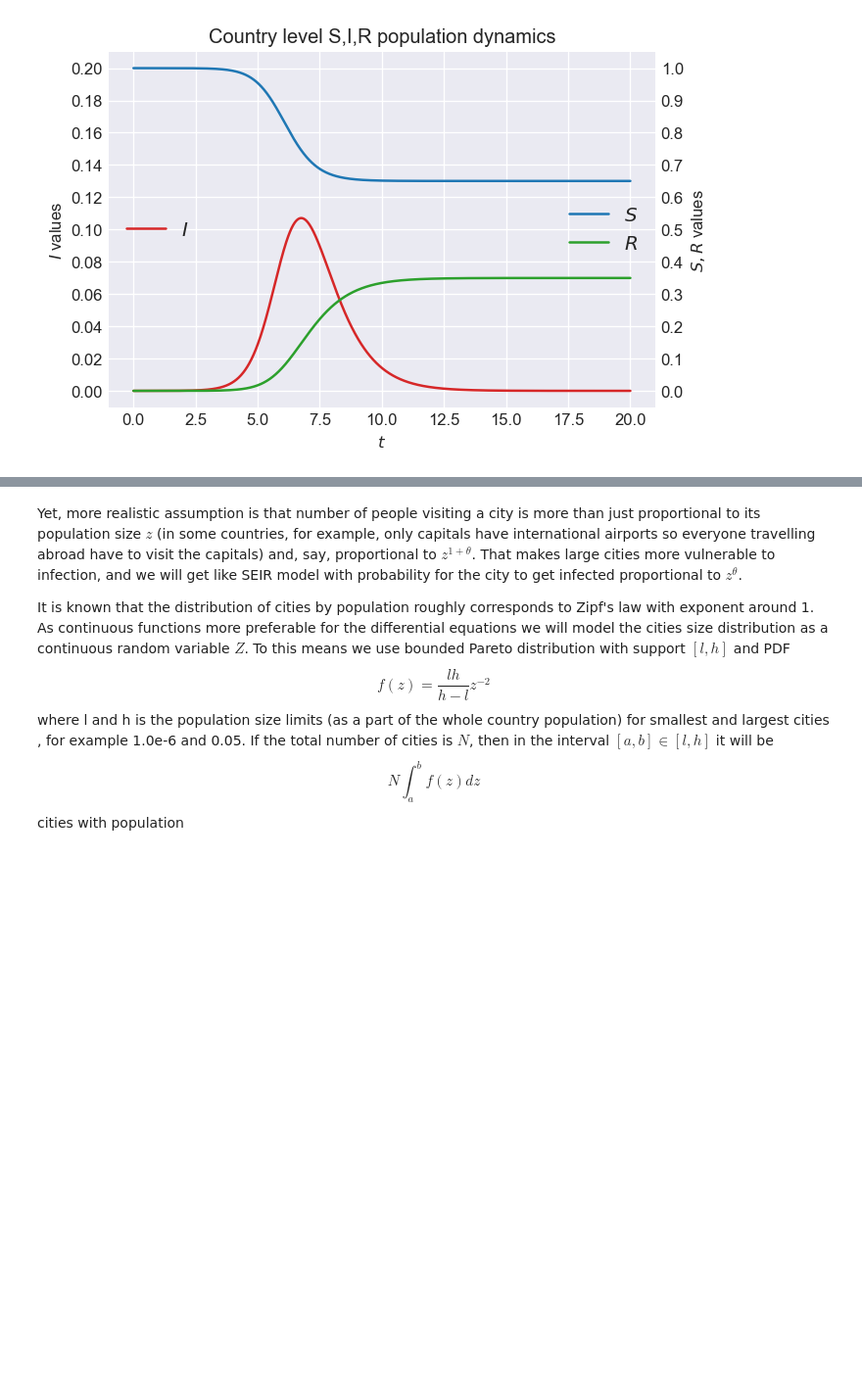
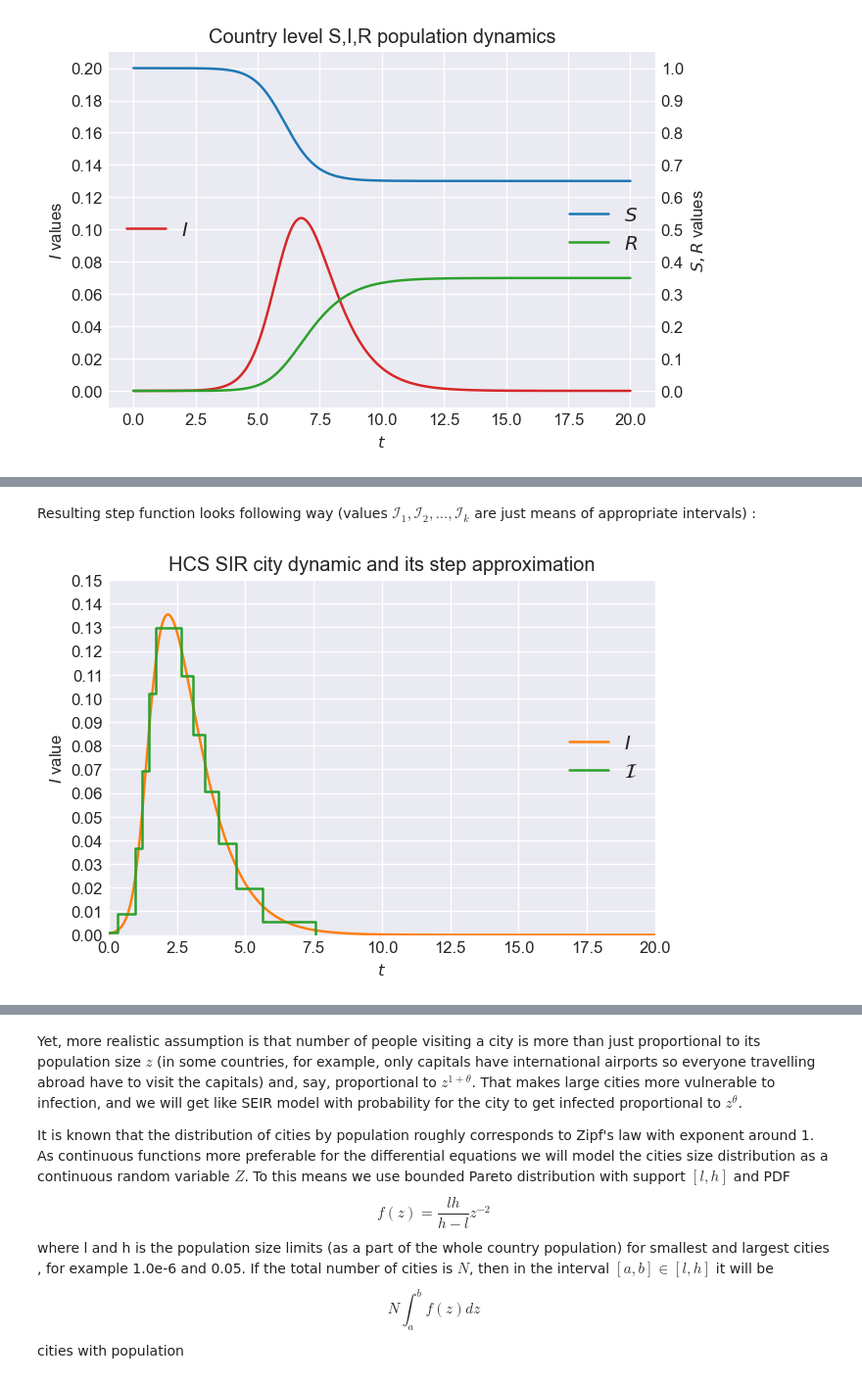
Before and after one commit to ivvaan/A-disease-spread-inhomogeneous-models, a Jupyter notebook: country_level_spread_dynamics.ipynb, the cells around one changed output, grey strips where cells are left out. Shown at 98% size. Cells and saved outputs as stored; diff of their text form; code cells hidden in the pictures; blank space fills up the shorter version.

```diff
--- a/country_level_spread_dynamics.ipynb
+++ b/country_level_spread_dynamics.ipynb
@@ -211,0 +257,21 @@ plt.show()
+# %% [markdown]
+Resulting step function looks following way (values $\mathcal{I}_1,\mathcal{I}_2,...,\mathcal{I}_k$ are just means of appropriate intervals) :
+# %%
+k=12
+p=get_partition(I_HCS,k,I_HCS[0]*4)
+I_step=np.array([np.mean(I_HCS[p[i]:p[i+1]]) for i in range(k)]+[0.0])
+fig, ax = plt.subplots(dpi=120)
+plt.plot(m_t, I_HCS,color='C1', label=f'$I$')
+plt.step(t_step*p,I_step,where='post',color='C2',label='$\mathcal{I}$')
+ax.set_ylim([0.0,.15])
+ax.set_xlim([0.0,modeling_period])
+#ax.set_xlim([0.0,0.5])
+ax.yaxis.set_major_locator(ticker.MultipleLocator(0.01))
+ax.set_ylabel(f'$I$ value')
+plt.legend(loc='center right')
+plt.xlabel(f'$t$')
+plt.title(f'HCS SIR city dynamic and its step approximation')
+
+plt.show()
+# %% [output]
+[figure, added]
```
Also changed, not shown: parts of 11 cells of this notebook.
